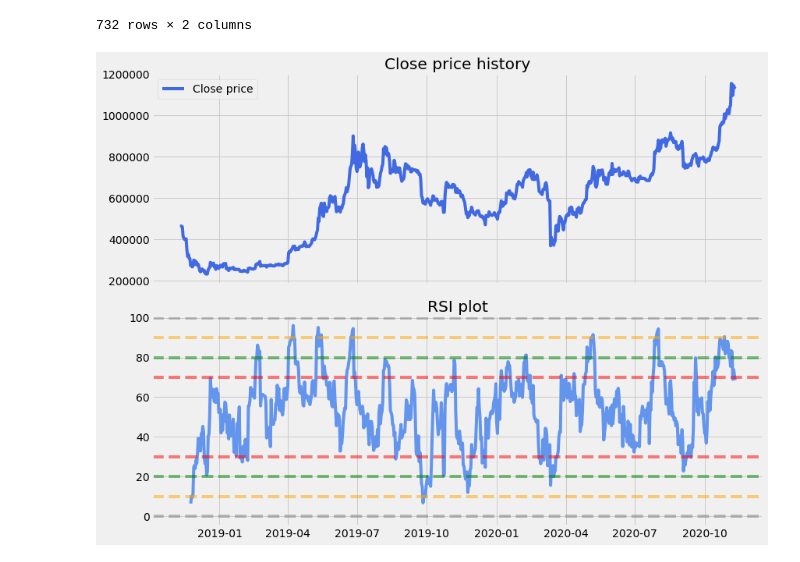
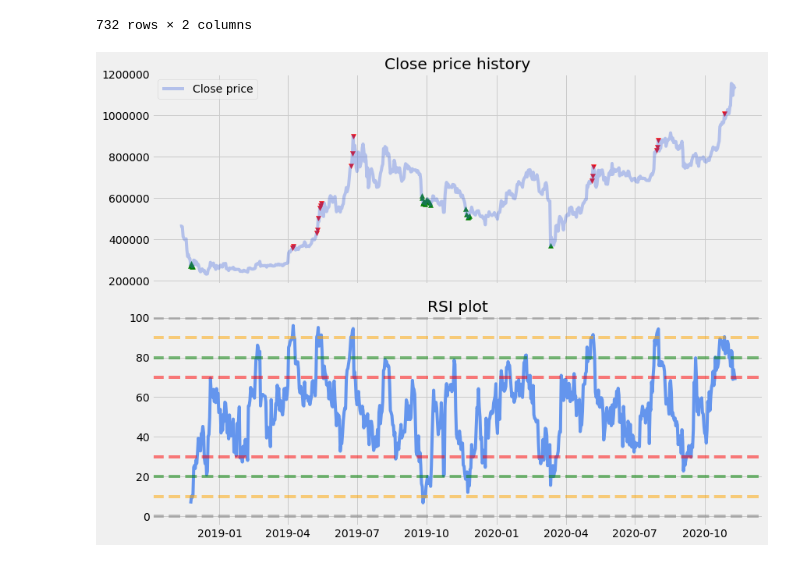
Before and after one commit to Xalt8/Crypto, a Jupyter notebook: rsi.ipynb, the cells around one changed output. Saved outputs shown, nothing was run; the diff lists cells and outputs as text; code cells hidden in the pictures.

Commit message:
subplots graphs

```diff
--- a/rsi.ipynb
+++ b/rsi.ipynb
@@ -136,50 +149,28 @@ new_df
+# %%
+new_df['Buy'] = get_signal(new_df,90,20)[0]
+new_df['Sell'] = get_signal(new_df,90,20)[1]
 # %%
-# # Visually show the close price and RSI
+fig, (ax1, ax2) = plt.subplots(nrows=2, ncols=1, sharex=True, figsize=(12.2, 9))
 
-# # Plot the close price
-# plt.figure(figsize=(12.2, 4.5))
-# plt.plot(new_df.index, new_df['Close'], label='Close price')
-# plt.title('Close price history')
-# plt.legend(new_df.columns.values, loc='upper left')
-# plt.ticklabel_format(style='plain', axis='y')
-# plt.tight_layout()
-# plt.show()
+ax1.plot(new_df.index, new_df['Close'], label='Close price', color='royalblue', alpha=0.35)
+ax1.set_title('Close price history')
+ax1.legend(loc='upper left')
+ax1.scatter(new_df.index, new_df['Buy'], color='green', label='Buy Signal', marker='^', alpha=1)
+ax1.scatter(new_df.index, new_df['Sell'], color='red', label='Sell Signal', marker='v', alpha=1)
+ax1.ticklabel_format(style='plain', axis='y')
 
-# # Plot the corresponding RSI value and significant levels
-# plt.figure(figsize=(12.2, 4.5))
-# plt.title('RSI plot')
-# plt.plot(new_df.index, new_df['RSI'])
-# plt.axhline(0, linestyle='--', alpha=0.5, color='grey')
-# plt.axhline(10, linestyle='--', alpha=0.5, color='orange')
-# plt.axhline(20, linestyle='--', alpha=0.5, color='green')
-# plt.axhline(30, linestyle='--', alpha=0.5, color='red')
-# plt.axhline(70, linestyle='--', alpha=0.5, color='red')
-# plt.axhline(80, linestyle='--', alpha=0.5, color='green')
-# plt.axhline(90, linestyle='--', alpha=0.5, color='orange')
-# plt.axhline(100, linestyle='--', alpha=0.5, color='grey')
-# # plt.subplots_adjust(left=0.01, bottom=0.1, right=1.01, top=0.8)
-# plt.tight_layout()
-# plt.show()
+ax2.set_title('RSI plot')
+ax2.plot(new_df.index, new_df['RSI'], color='cornflowerblue')
+ax2.axhline(0, linestyle='--', alpha=0.5, color='grey')
+ax2.axhline(10, linestyle='--', alpha=0.5, color='orange')
+ax2.axhline(20, linestyle='--', alpha=0.5, color='green')
+ax2.axhline(30, linestyle='--', alpha=0.5, color='red')
+ax2.axhline(70, linestyle='--', alpha=0.5, color='red')
+ax2.axhline(80, linestyle='--', alpha=0.5, color='green')
+ax2.axhline(90, linestyle='--', alpha=0.5, color='orange')
+ax2.axhline(100, linestyle='--', alpha=0.5, color='grey')
+
+plt.tight_layout()
+plt.show()
+# %% [output]
+[figure, added]
-# %%
-fig, (ax1, ax2) = plt.subplots(nrows=2, ncols=1, sharex=True, figsize=(12.2, 9))
-
-ax1.plot(new_df.index, new_df['Close'], label='Close price', color='royalblue')
-ax1.set_title('Close price history')
-ax1.legend(loc='upper left')
-ax1.ticklabel_format(style='plain', axis='y')
-
-ax2.set_title('RSI plot')
-ax2.plot(new_df.index, new_df['RSI'], color='cornflowerblue')
-ax2.axhline(0, linestyle='--', alpha=0.5, color='grey')
-ax2.axhline(10, linestyle='--', alpha=0.5, color='orange')
-ax2.axhline(20, linestyle='--', alpha=0.5, color='green')
-ax2.axhline(30, linestyle='--', alpha=0.5, color='red')
-ax2.axhline(70, linestyle='--', alpha=0.5, color='red')
-ax2.axhline(80, linestyle='--', alpha=0.5, color='green')
-ax2.axhline(90, linestyle='--', alpha=0.5, color='orange')
-ax2.axhline(100, linestyle='--', alpha=0.5, color='grey')
-
-plt.tight_layout()
-plt.show()
-# %% [output]
-[figure, removed]
```
Also changed, not shown: parts of 3 cells of this notebook.
